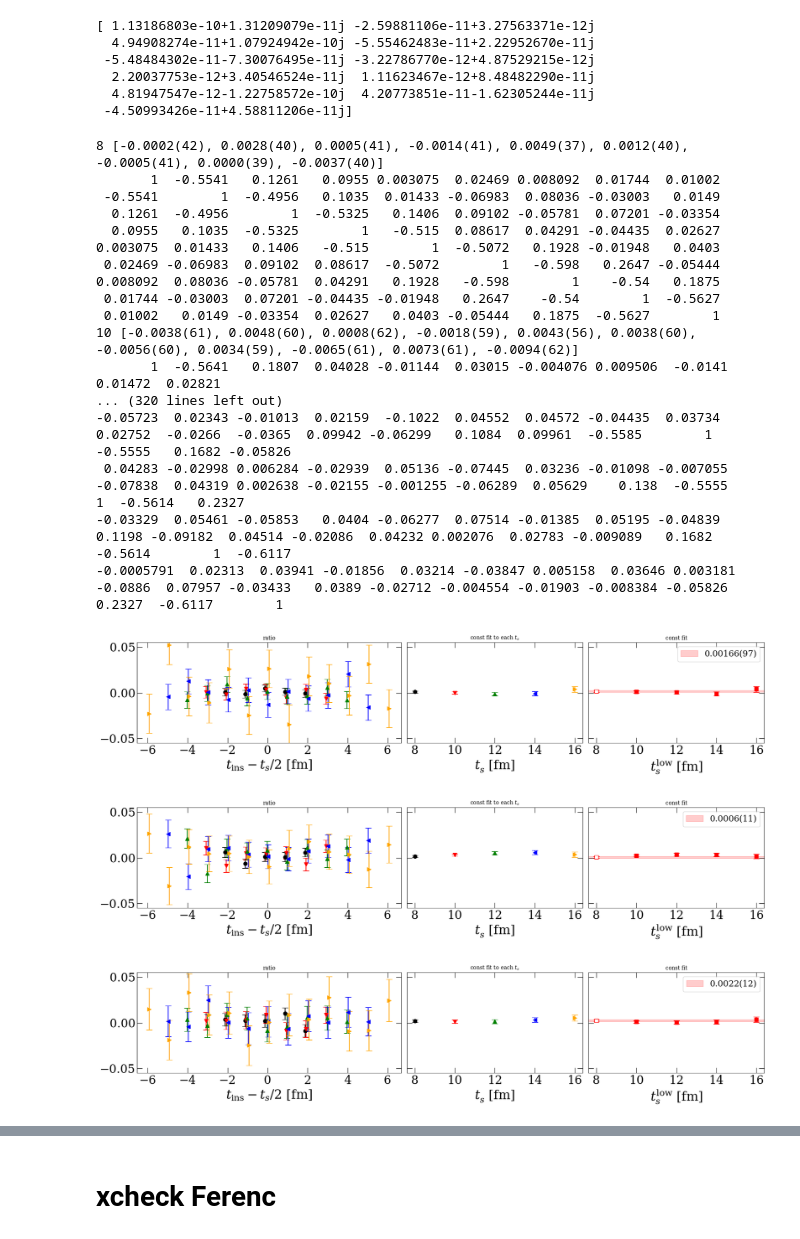
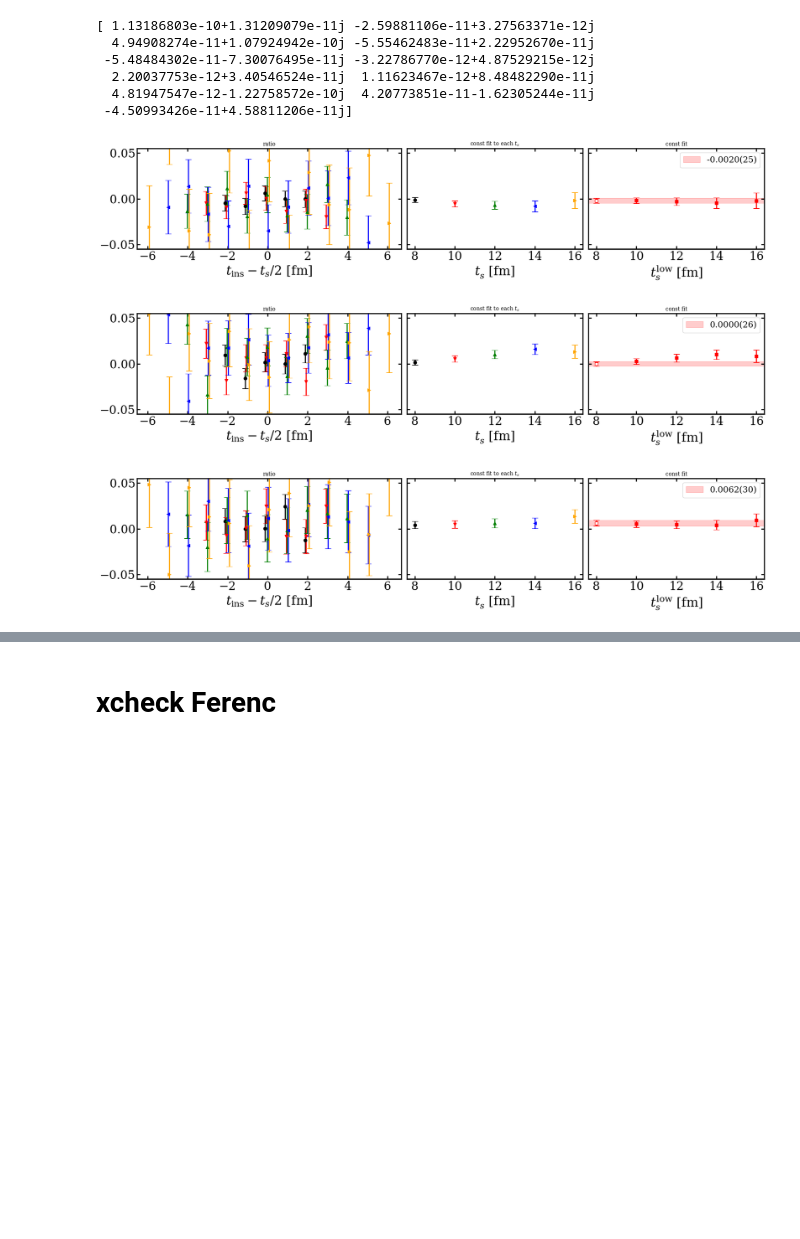
Before and after one commit to lee14916/glwc3, a Jupyter notebook: project2/05_moments/check_helicity_priyajit.ipynb, the cells around one changed output, grey strips where cells are left out. Saved outputs shown, nothing was run; the diff lists cells and outputs as text; code cells hidden in the pictures; blank space fills up the shorter version.

```diff
--- a/project2/05_moments/check_helicity_priyajit.ipynb
+++ b/project2/05_moments/check_helicity_priyajit.ipynb
@@ -76,56 +74,39 @@ for ens in ['b','c','d']:
         tfs=np.arange(8,22,2)
         tf2ratio={}
         with h5py.File(path) as f:
             for tf in tfs:
-                t=f[f'data/js;disc_{tf}'][:]
+                t=f[f'data/j+;disc_{tf}'][:]
                 t=t[:,:,0,projs.index('Pz'),inserts.index('tz')]
                 t=yu.jackknife(np.real(t/factor[:,None]))
                 t=t/c2pt[:,tf:tf+1]
                 tf2ratio[tf]=t
 
-                print(tf,yu.jackme_un2str(t))
+                # print(tf,yu.jackme_un2str(t))
                 cov=yu.jackmec(t)[-1]
-                print(yu.formatMatrix(yu.cov2correlation(cov)))
+                # print(yu.formatMatrix(yu.cov2correlation(cov)))
 
         fits_band=yu.doFits_3pt_band(tf2ratio,[2],corrQ=False)
         fits_const=yu.doFits_3pt('const',tf2ratio,[8,10,12,14,16],[3],symmetrizeQ=False,corrQ=True)
         # tfmin=gett(0.6); tcmin=gett(0.3)
         fit_const_MA=yu.doMA_3pt(fits_const,fitlabels=(8,3))
         dic={
             'base:[tf2ratio,fits_band,fits_const,fits_sum,fits_2st]':[tf2ratio,fits_band,fits_const,None,None],
             'WAMA:[fit_band_WA,fit_const_MA,fit_sum_MA,fit_2st_MA]':[None,fit_const_MA,None,None],
             'rainbow:[tfmin,tfmax,tcmin,dt]':[8,16,2,2],
             'fit_band:[tfmin,tfmax,tcmin_min,tcmin_max,dtf,dtc]':[8,16,None,None,2,1],
             'xyunit':[1,1],
         }
         case2dic[case]=dic
 
     fig,axs=yu.makePlot_3pt([case2dic[case] for case in cases],shows=['rainbow','fit_band','fit_const'],colors_rainbow=['black','r','g','b','orange'],sharey=True)
     ax=axs[0,0]
     # yu.addRowHeader(axs,['full','0g5H','0g5H_0bw'])
     ax.set_ylim([-0.055,0.055])
     yu.finalizePlot()
 # %% [output]
-8 [-0.0002(42), 0.0028(40), 0.0005(41), -0.0014(41), 0.0049(37), 0.0012(40), -0.0005(41), 0.0000(39), -0.0037(40)]
-       1  -0.5541   0.1261   0.0955 0.003075  0.02469 0.008092  0.01744  0.01002
- -0.5541        1  -0.4956   0.1035  0.01433 -0.06983  0.08036 -0.03003   0.0149
-  0.1261  -0.4956        1  -0.5325   0.1406  0.09102 -0.05781  0.07201 -0.03354
-  0.0955   0.1035  -0.5325        1   -0.515  0.08617  0.04291 -0.04435  0.02627
-0.003075  0.01433   0.1406   -0.515        1  -0.5072   0.1928 -0.01948   0.0403
- 0.02469 -0.06983  0.09102  0.08617  -0.5072        1   -0.598   0.2647 -0.05444
-0.008092  0.08036 -0.05781  0.04291   0.1928   -0.598        1    -0.54   0.1875
- 0.01744 -0.03003  0.07201 -0.04435 -0.01948   0.2647    -0.54        1  -0.5627
- 0.01002   0.0149 -0.03354  0.02627   0.0403 -0.05444   0.1875  -0.5627        1
-10 [-0.0038(61), 0.0048(60), 0.0008(62), -0.0018(59), 0.0043(56), 0.0038(60), -0.0056(60), 0.0034(59), -0.0065(61), 0.0073(61), -0.0094(62)]
-       1  -0.5641   0.1807  0.04028 -0.01144  0.03015 -0.004076 0.009506  -0.0141  0.01472  0.02821
-... (320 lines left out)
--0.05723  0.02343 -0.01013  0.02159  -0.1022  0.04552  0.04572 -0.04435  0.03734  0.02752  -0.0266  -0.0365  0.09942 -0.06299   0.1084  0.09961  -0.5585        1  -0.5555   0.1682 -0.05826
- 0.04283 -0.02998 0.006284 -0.02939  0.05136 -0.07445  0.03236 -0.01098 -0.007055 -0.07838  0.04319 0.002638 -0.02155 -0.001255 -0.06289  0.05629    0.138  -0.5555        1  -0.5614   0.2327
--0.03329  0.05461 -0.05853   0.0404 -0.06277  0.07514 -0.01385  0.05195 -0.04839   0.1198 -0.09182  0.04514 -0.02086  0.04232 0.002076  0.02783 -0.009089   0.1682  -0.5614        1  -0.6117
--0.0005791  0.02313  0.03941 -0.01856  0.03214 -0.03847 0.005158  0.03646 0.003181  -0.0886  0.07957 -0.03433   0.0389 -0.02712 -0.004554 -0.01903 -0.008384 -0.05826   0.2327  -0.6117        1
-[figure, old version]
+[figure, new version]
-[figure, old version]
+[figure, new version]
-[figure, old version]
+[figure, new version]
 # %%
 cases=['','_0g5H','_0bw_0g5H']
 
```
Also changed, not shown: parts of 2 cells of this notebook, 23 other files.
